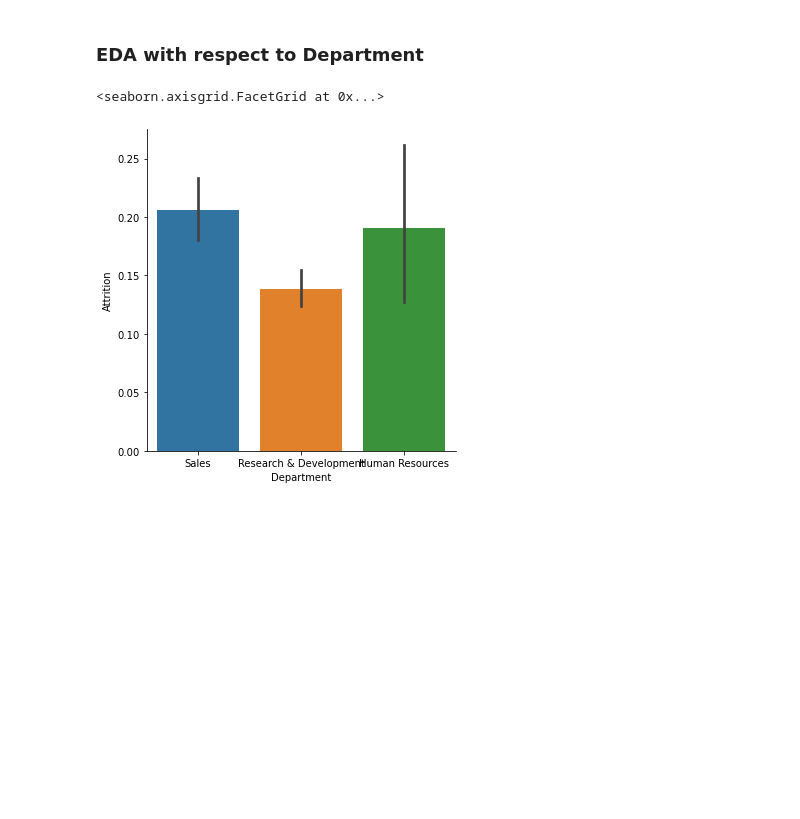
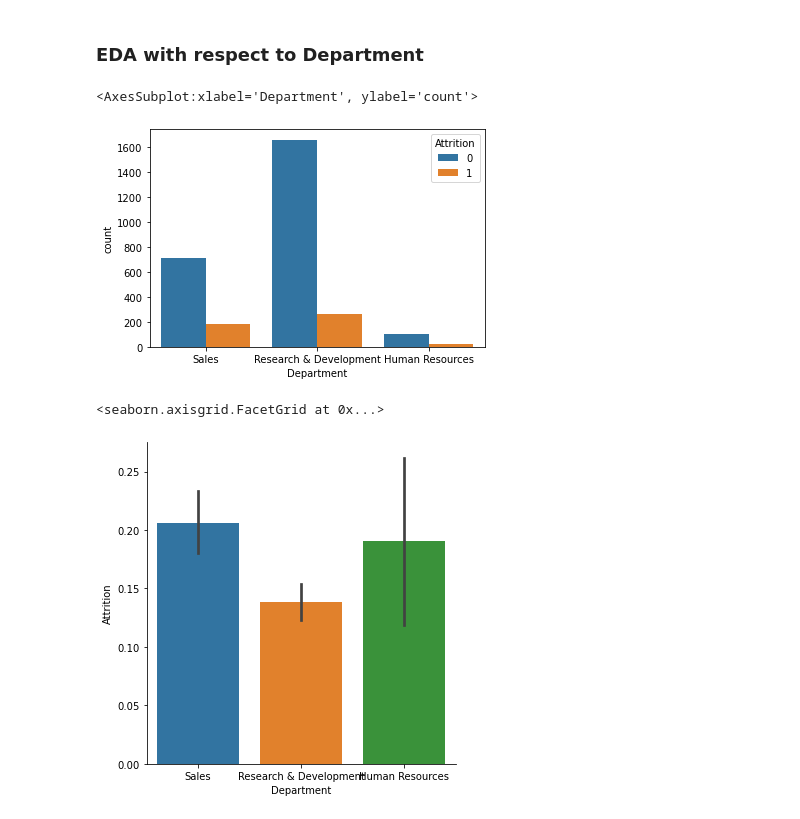
Before and after one commit to melwinmpk/python_datascience, a Jupyter notebook: Stats/Assignment/Capstone Project/EDA of the Capstone Project by Melwin Varghese P.ipynb, the cells around one changed output. Cells and saved outputs as stored; diff of their text form; code cells hidden in the pictures; blank space fills up the shorter version.

```diff
--- a/Stats/Assignment/Capstone Project/EDA of the Capstone Project by Melwin Varghese P.ipynb
+++ b/Stats/Assignment/Capstone Project/EDA of the Capstone Project by Melwin Varghese P.ipynb
@@ -126,3 +138,8 @@ df['OverTime'] = le.fit_transform(df['OverTime'])
 # %% [markdown]
 ### EDA with respect to Department
+# %%
+sns.countplot(x = df['Department'], data = df,hue='Attrition')
+# %% [output]
+<AxesSubplot:xlabel='Department', ylabel='count'>
+[figure, added]
 # %%
```
Also changed, not shown: parts of 28 cells of this notebook, 8 other files.
